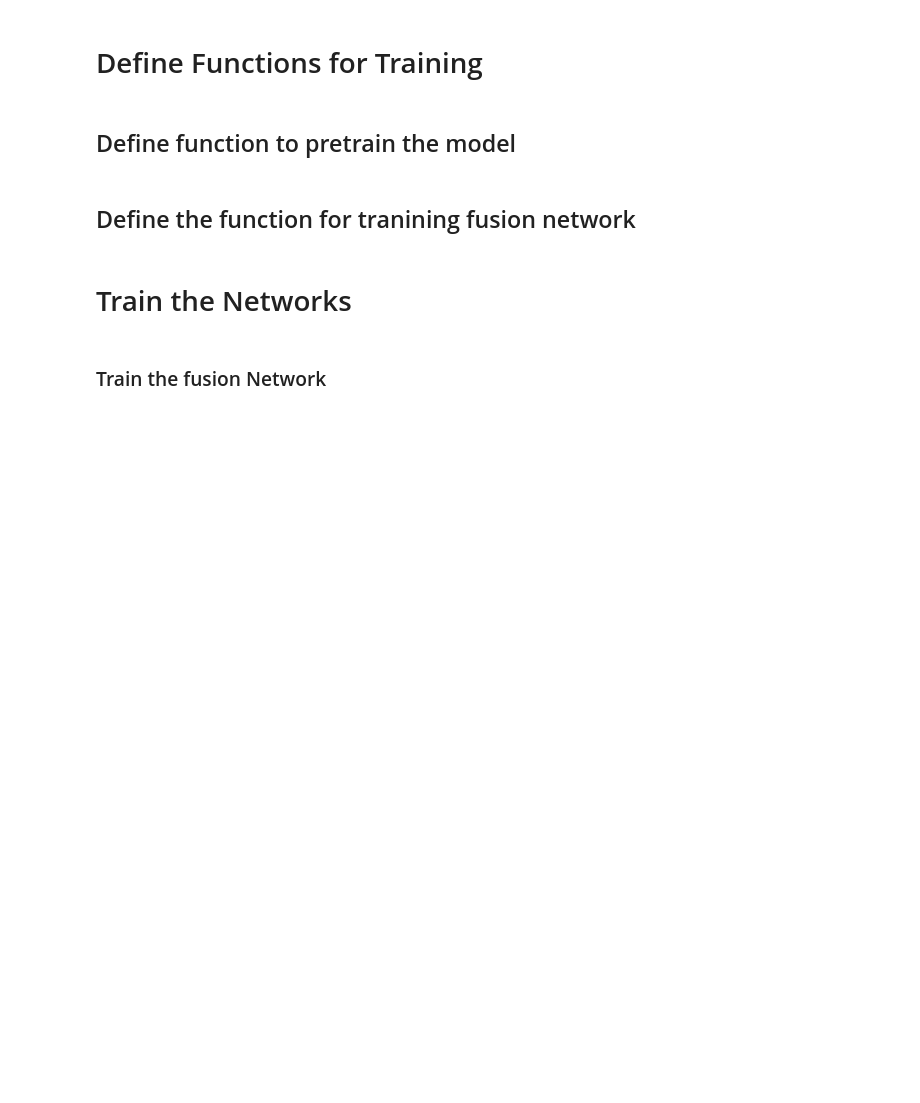
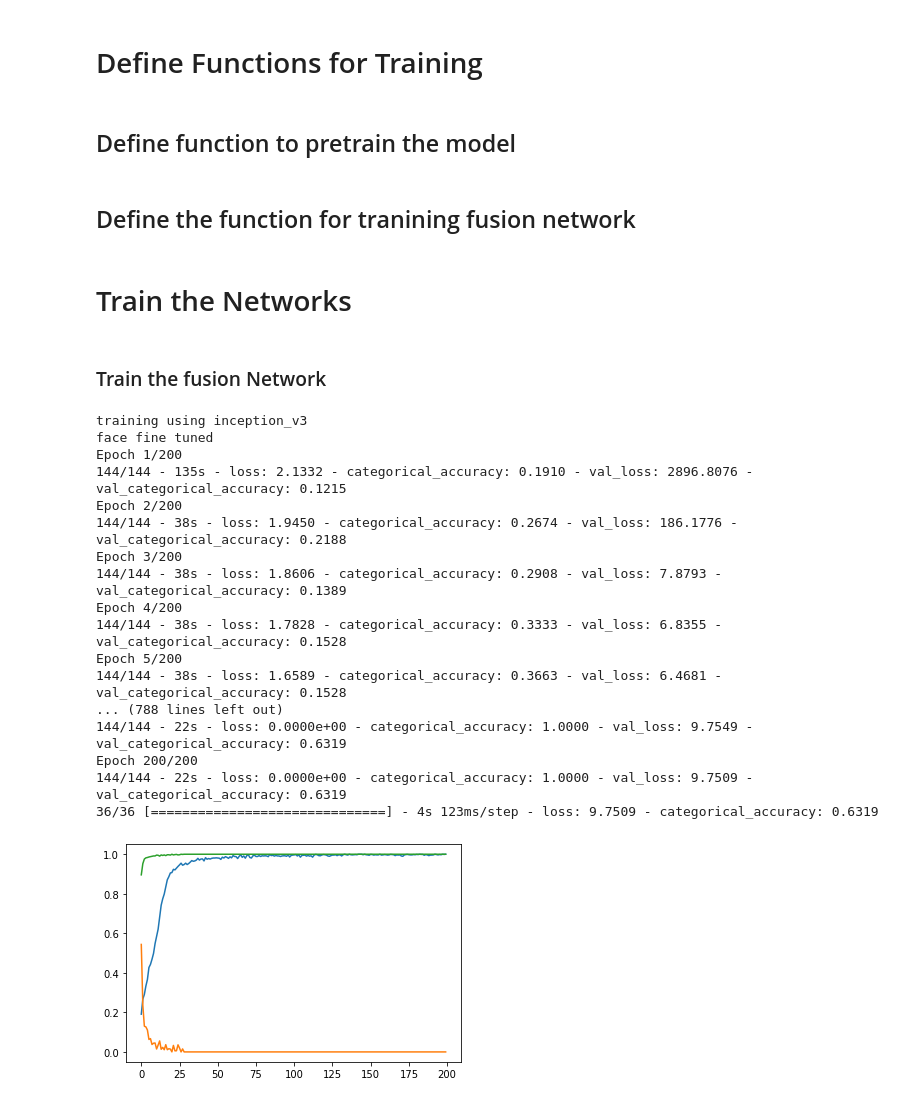
Before and after one commit to research-works/video-emotion-recognition, a Jupyter notebook: training.ipynb, the cells around one changed output. Drawn from its saved outputs; the diff is of its cells as text; code cells hidden in the pictures; blank space fills up the shorter version.

```diff
--- a/training.ipynb
+++ b/training.ipynb
@@ -232,7 +232,26 @@ def train(base_model):
   print("audio fine tuned")
   train_fusion_network(base_model.name, ptrn_face_batch_size, ptrn_audio_batch_size, X_train_gen, X_val_gen, epochs)
 # %%
-train(tf.keras.applications.Xception())
+# train(tf.keras.applications.Xception())
+# %% [output]
+training using inception_v3
+face fine tuned
+Epoch 1/200
+144/144 - 135s - loss: 2.1332 - categorical_accuracy: 0.1910 - val_loss: 2896.8076 - val_categorical_accuracy: 0.1215
+Epoch 2/200
+144/144 - 38s - loss: 1.9450 - categorical_accuracy: 0.2674 - val_loss: 186.1776 - val_categorical_accuracy: 0.2188
+Epoch 3/200
+144/144 - 38s - loss: 1.8606 - categorical_accuracy: 0.2908 - val_loss: 7.8793 - val_categorical_accuracy: 0.1389
+Epoch 4/200
+144/144 - 38s - loss: 1.7828 - categorical_accuracy: 0.3333 - val_loss: 6.8355 - val_categorical_accuracy: 0.1528
+Epoch 5/200
+144/144 - 38s - loss: 1.6589 - categorical_accuracy: 0.3663 - val_loss: 6.4681 - val_categorical_accuracy: 0.1528
+... (788 lines left out)
+144/144 - 22s - loss: 0.0000e+00 - categorical_accuracy: 1.0000 - val_loss: 9.7549 - val_categorical_accuracy: 0.6319
+Epoch 200/200
+144/144 - 22s - loss: 0.0000e+00 - categorical_accuracy: 1.0000 - val_loss: 9.7509 - val_categorical_accuracy: 0.6319
+36/36 [==============================] - 4s 123ms/step - loss: 9.7509 - categorical_accuracy: 0.6319
+[figure, added]
 # %%
 # train(MobileNet())
 # %%
```
